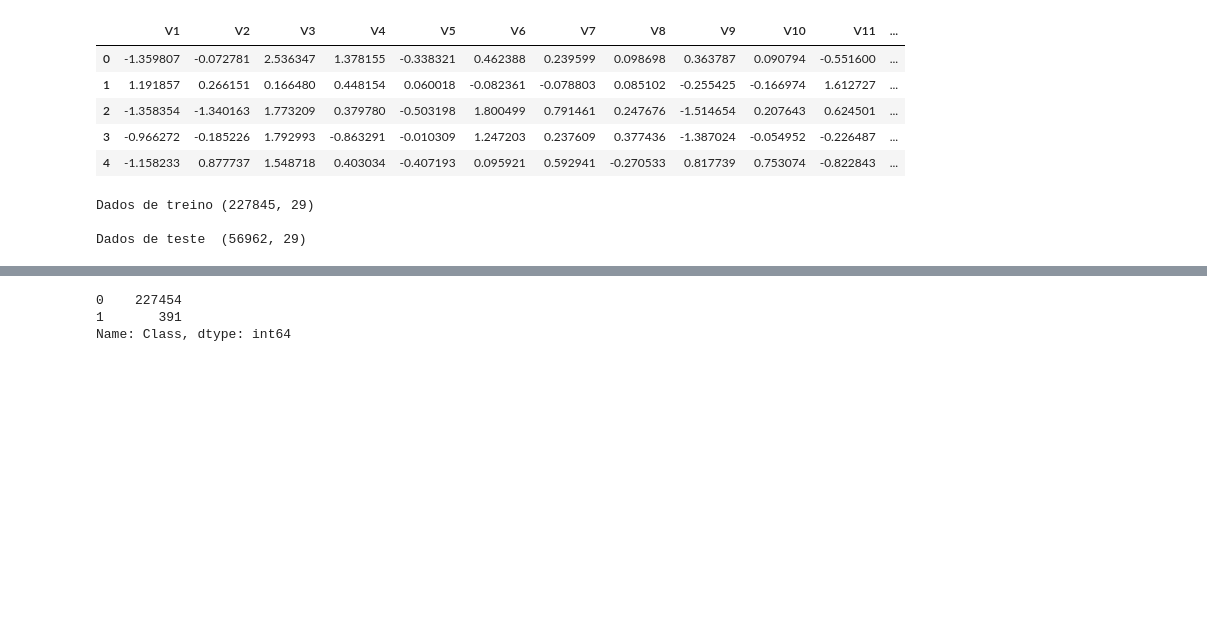
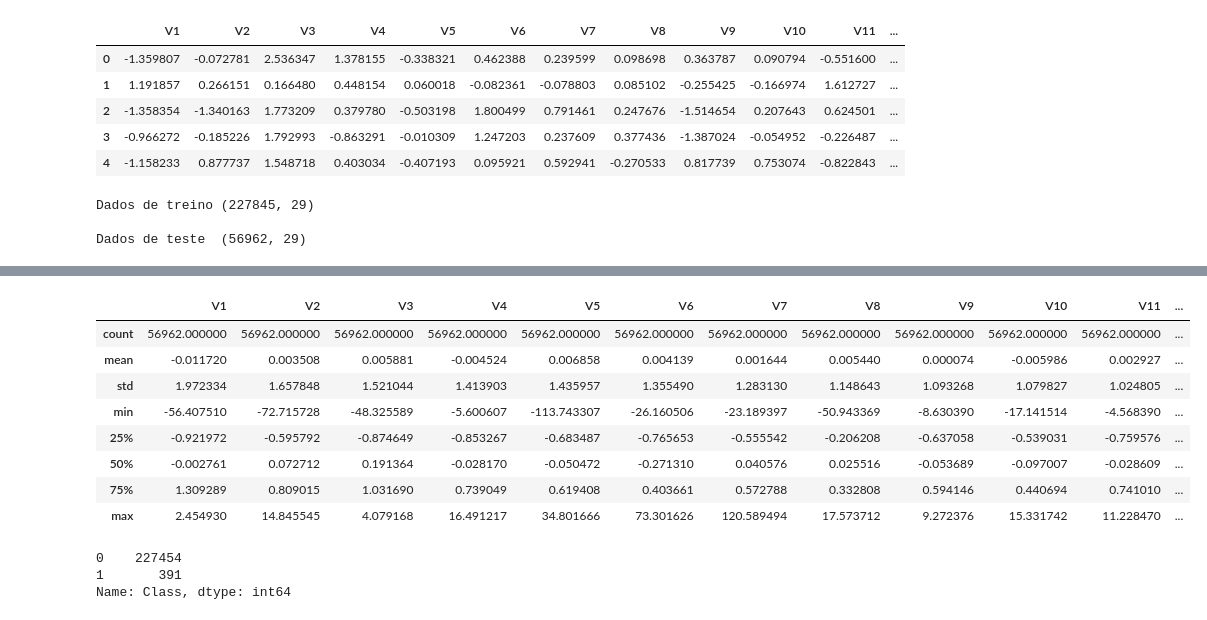
Before and after one commit to brendontj/CC-Fraud-Detection, a Jupyter notebook: cc_fraud_detector.ipynb, the cells around one changed output, grey strips where cells are left out. Drawn from its saved outputs; the diff is of its cells as text; code cells hidden in the pictures; blank space fills up the shorter version.

```diff
--- a/cc_fraud_detector.ipynb
+++ b/cc_fraud_detector.ipynb
@@ -52,3 +65,15 @@ df_test['Class'] = y_test
+# %%
+df_test.describe()
+# %% [output]
+|  | V1 | V2 | V3 | V4 | V5 | V6 | V7 | V8 | V9 | V10 | V11 | ... |
+| count | 56962.000000 | 56962.000000 | 56962.000000 | 56962.000000 | 56962.000000 | 56962.000000 | 56962.000000 | 56962.000000 | 56962.000000 | 56962.000000 | 56962.000000 | ... |
+| mean | -0.011720 | 0.003508 | 0.005881 | -0.004524 | 0.006858 | 0.004139 | 0.001644 | 0.005440 | 0.000074 | -0.005986 | 0.002927 | ... |
+| std | 1.972334 | 1.657848 | 1.521044 | 1.413903 | 1.435957 | 1.355490 | 1.283130 | 1.148643 | 1.093268 | 1.079827 | 1.024805 | ... |
+| min | -56.407510 | -72.715728 | -48.325589 | -5.600607 | -113.743307 | -26.160506 | -23.189397 | -50.943369 | -8.630390 | -17.141514 | -4.568390 | ... |
+| 25% | -0.921972 | -0.595792 | -0.874649 | -0.853267 | -0.683487 | -0.765653 | -0.555542 | -0.206208 | -0.637058 | -0.539031 | -0.759576 | ... |
+| 50% | -0.002761 | 0.072712 | 0.191364 | -0.028170 | -0.050472 | -0.271310 | 0.040576 | 0.025516 | -0.053689 | -0.097007 | -0.028609 | ... |
+| 75% | 1.309289 | 0.809015 | 1.031690 | 0.739049 | 0.619408 | 0.403661 | 0.572788 | 0.332808 | 0.594146 | 0.440694 | 0.741010 | ... |
+| max | 2.454930 | 14.845545 | 4.079168 | 16.491217 | 34.801666 | 73.301626 | 120.589494 | 17.573712 | 9.272376 | 15.331742 | 11.228470 | ... |
 # %%
 df_train['Class'].value_counts()
 # %% [output]
```
Also changed, not shown: parts of 26 cells of this notebook.
